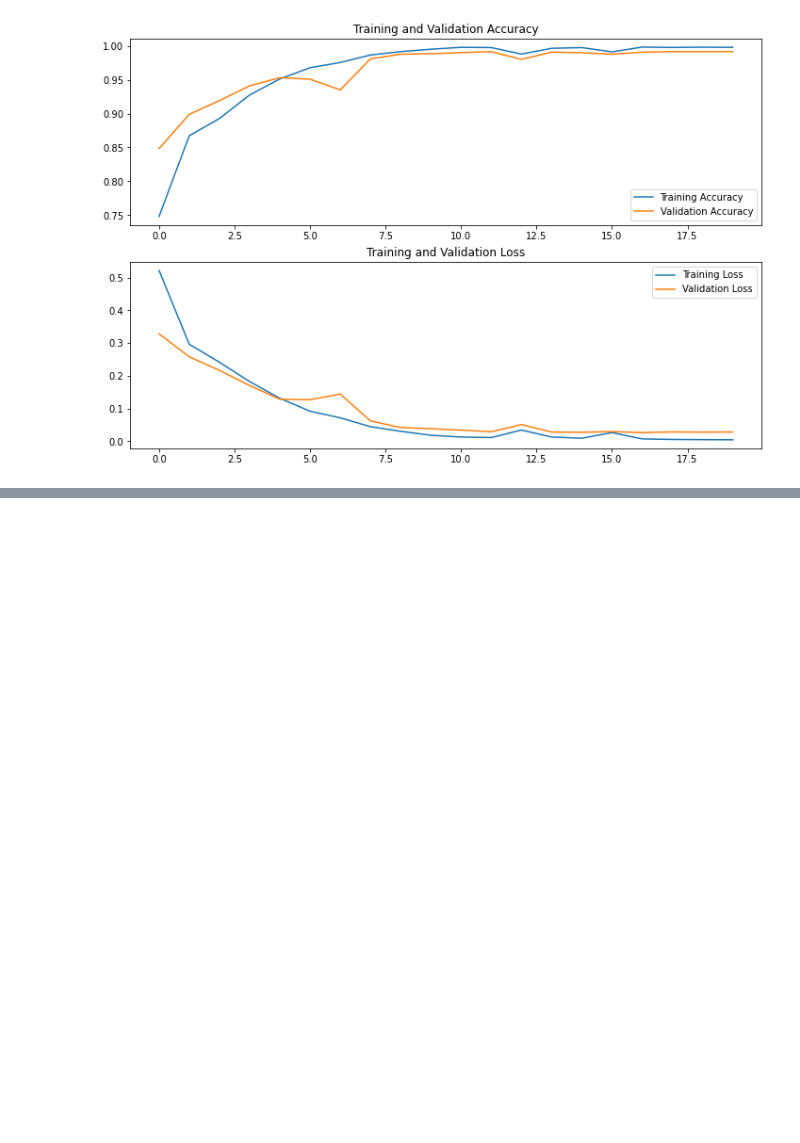
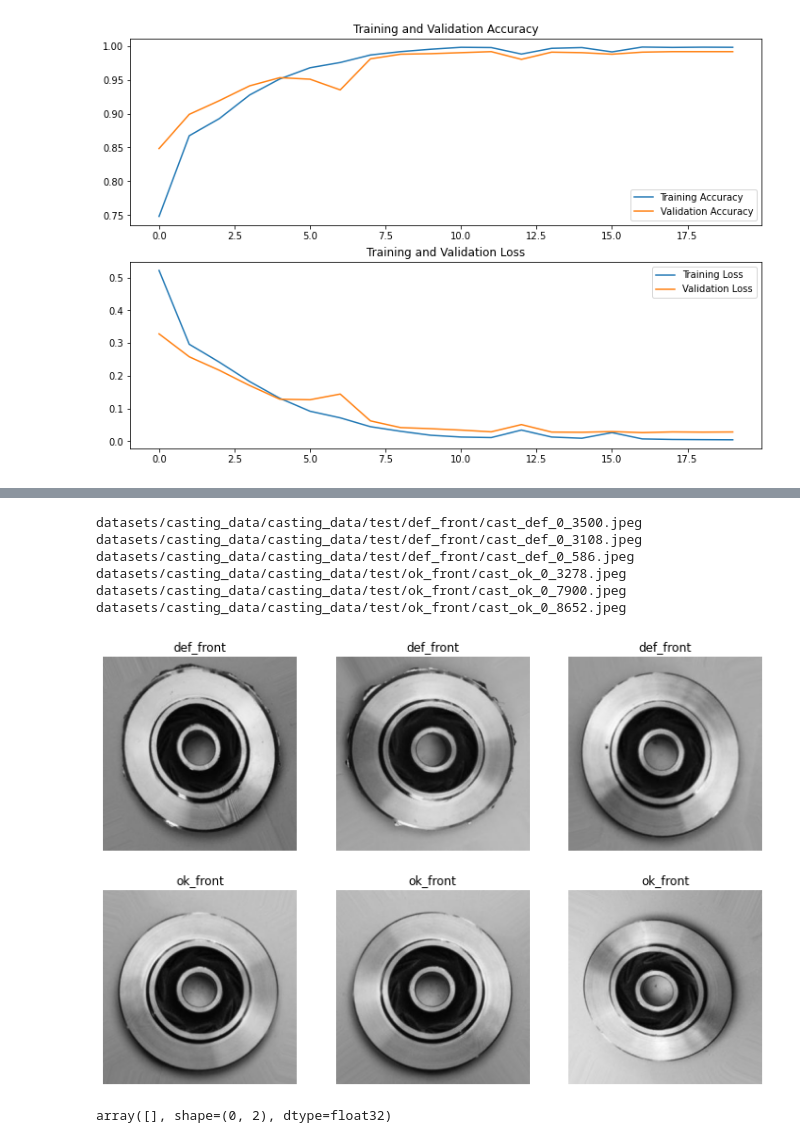
Before and after one commit to datasith/ds-experiments-image-classification, a Jupyter notebook: cast-parts/demo_tensorflow.ipynb, the cells around one changed output, grey strips where cells are left out. Saved outputs shown, nothing was run; the diff lists cells and outputs as text; code cells hidden in the pictures; blank space fills up the shorter version.

Commit message:
updating the cast parts demo to add saving and loading of the model

```diff
--- a/cast-parts/demo_tensorflow.ipynb
+++ b/cast-parts/demo_tensorflow.ipynb
@@ -245,0 +269,21 @@ plt.show()
+# %%
+plt.figure(figsize=(12, 8))
+counter = 1
+for cls in class_names:
+    path_images = path_test_data / Path(f"{cls}/*.jpeg")
+    files_images = glob.glob(path_images.as_posix(),recursive = True)
+    for idx in random.sample(range(0, len(files_images)), 3):
+        print(files_images[idx])
+        ax = plt.subplot(number_classes, 3, counter)
+        plt.title(cls)
+        plt.axis("off")
+        plt.imshow(cv2.imread(files_images[idx]))
+        counter += 1
+# %% [output]
+datasets/casting_data/casting_data/test/def_front/cast_def_0_3500.jpeg
+datasets/casting_data/casting_data/test/def_front/cast_def_0_3108.jpeg
+datasets/casting_data/casting_data/test/def_front/cast_def_0_586.jpeg
+datasets/casting_data/casting_data/test/ok_front/cast_ok_0_3278.jpeg
+datasets/casting_data/casting_data/test/ok_front/cast_ok_0_7900.jpeg
+datasets/casting_data/casting_data/test/ok_front/cast_ok_0_8652.jpeg
+[figure, added]
@@ -245,0 +294,4 @@ plt.show()
+# %%
+prediction
+# %% [output]
+array([], shape=(0, 2), dtype=float32)
```
Also changed, not shown: parts of 3 cells of this notebook.
